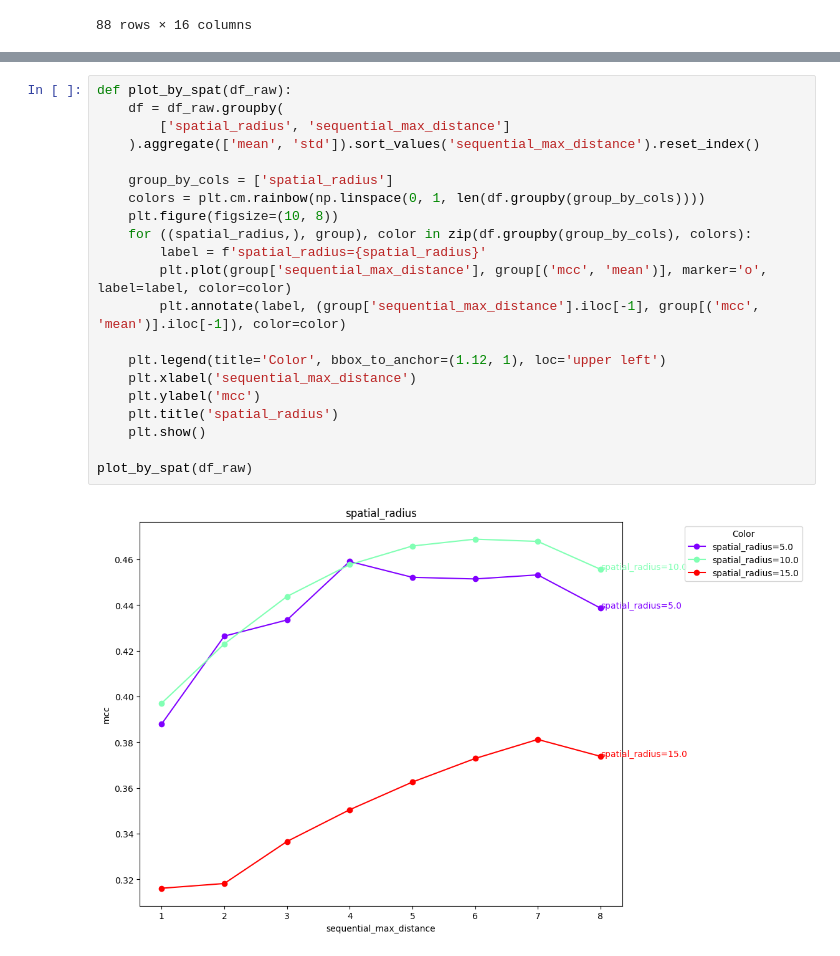
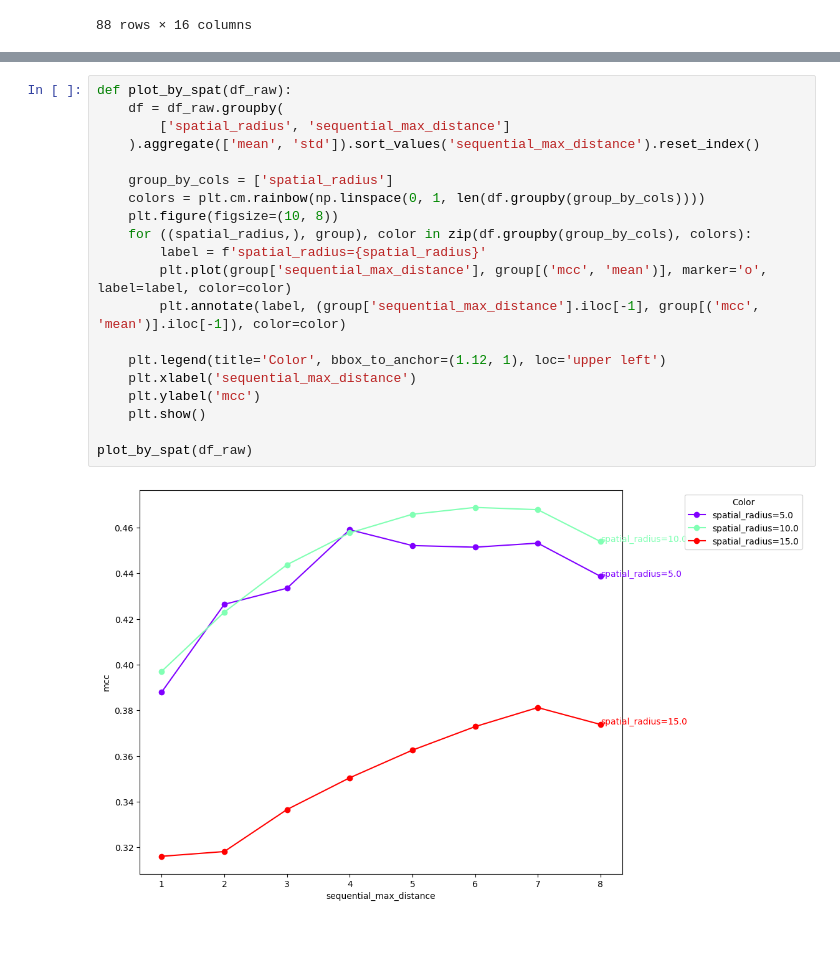
Before and after one commit to dlwocks31/atpbind, a Jupyter notebook: gearnet_ablation_pipeline.ipynb, the cells around one changed output, grey strips where cells are left out. Drawn from its saved outputs; the diff is of its cells as text.

```diff
--- a/gearnet_ablation_pipeline.ipynb
+++ b/gearnet_ablation_pipeline.ipynb
@@ -114,23 +113,22 @@ plot_by_knn(df_raw[df_raw['spatial_radius'] < 15])
 # %%
 def plot_by_spat(df_raw):
     df = df_raw.groupby(
         ['spatial_radius', 'sequential_max_distance']
     ).aggregate(['mean', 'std']).sort_values('sequential_max_distance').reset_index()
 
     group_by_cols = ['spatial_radius']
     colors = plt.cm.rainbow(np.linspace(0, 1, len(df.groupby(group_by_cols))))
     plt.figure(figsize=(10, 8))
     for ((spatial_radius,), group), color in zip(df.groupby(group_by_cols), colors):
         label = f'spatial_radius={spatial_radius}'
         plt.plot(group['sequential_max_distance'], group[('mcc', 'mean')], marker='o', label=label, color=color)
         plt.annotate(label, (group['sequential_max_distance'].iloc[-1], group[('mcc', 'mean')].iloc[-1]), color=color)
 
     plt.legend(title='Color', bbox_to_anchor=(1.12, 1), loc='upper left')
     plt.xlabel('sequential_max_distance')
     plt.ylabel('mcc')
-    plt.title('spatial_radius')
     plt.show()
 
 plot_by_spat(df_raw)
 # %% [output]
-[figure, old version]
+[figure, new version]
```
Also changed, not shown: parts of 4 cells of this notebook, 9 other files.
